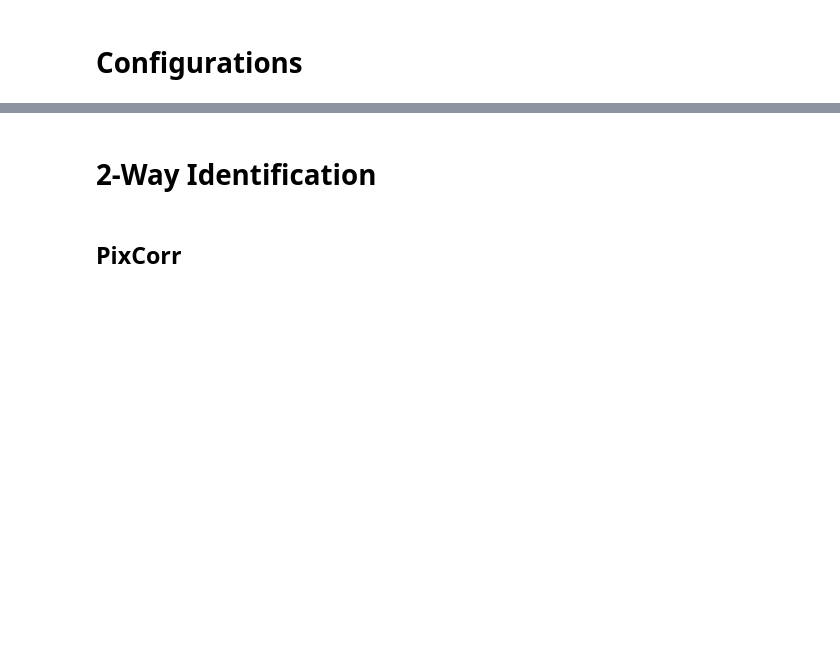
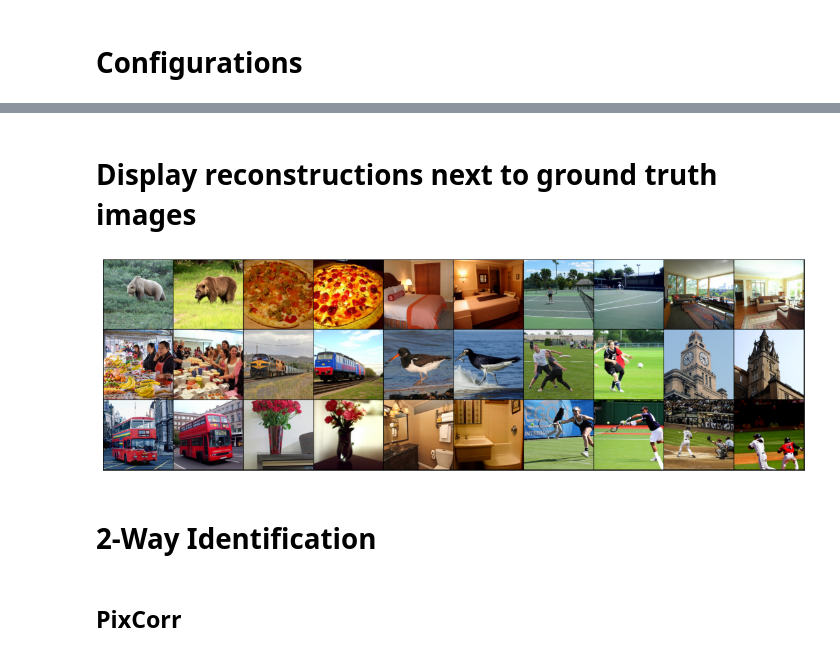
Before and after one commit to MedARC-AI/fMRI-reconstruction-NSD, a Jupyter notebook: src/Reconstruction_Metrics.ipynb, the cells around one changed output, grey strips where cells are left out. Cells and saved outputs as stored; diff of their text form; code cells hidden in the pictures; blank space fills up the shorter version.

```diff
--- a/src/Reconstruction_Metrics.ipynb
+++ b/src/Reconstruction_Metrics.ipynb
@@ -89,3 +94,35 @@ all_brain_recons = all_brain_recons.to(device).to(all_images.dtype).clamp(0,1)
+# %% [markdown]
+# Display reconstructions next to ground truth images
+# %%
+imsize = 256
+all_images = transforms.Resize((imsize,imsize))(all_images)
+all_brain_recons = transforms.Resize((imsize,imsize))(all_brain_recons)
+
+np.random.seed(0)
+ind = np.flip(np.array([112,119,101,44,159,22,173,174,175,189,981,243,249,255,265]))
+
+all_interleaved = torch.zeros(len(ind)*2,3,imsize,imsize)
+icount = 0
+for t in ind:
+    all_interleaved[icount] = all_images[t]
+    all_interleaved[icount+1] = all_brain_recons[t]
+    icount += 2
+
+plt.rcParams["savefig.bbox"] = 'tight'
+def show(imgs,figsize):
+    if not isinstance(imgs, list):
+        imgs = [imgs]
+    fig, axs = plt.subplots(ncols=len(imgs), squeeze=False, figsize=figsize)
+    for i, img in enumerate(imgs):
+        img = img.detach()
+        img = transforms.ToPILImage()(img)
+        axs[0, i].imshow(np.asarray(img))
+        axs[0, i].set(xticklabels=[], yticklabels=[], xticks=[], yticks=[])
+
+grid = make_grid(all_interleaved, nrow=10, padding=2)
+show(grid,figsize=(20,16))
+# %% [output]
+[figure, added]
 # %% [markdown]
 # 2-Way Identification
 # %%
```
Also changed, not shown: parts of 5 cells of this notebook, 5 other files.
